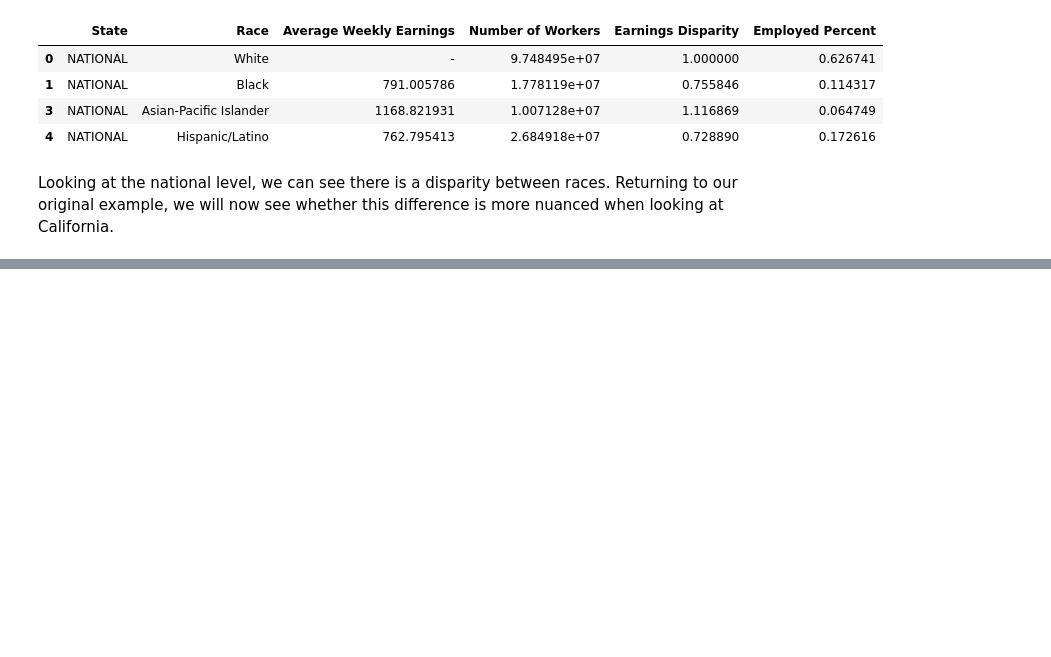
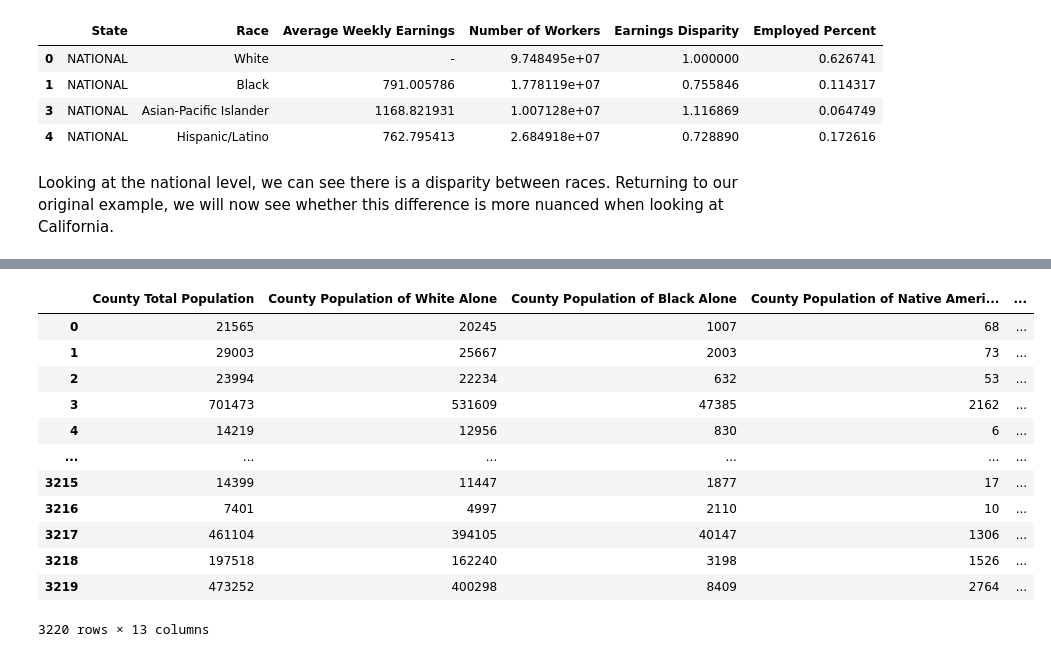
Before and after one commit to leomassoc/LSE-DS105L-Data-Detectives, a Jupyter notebook: notebooks/NB4 Education Data and Race.ipynb, the cells around one changed output, grey strips where cells are left out. Drawn from its saved outputs; the diff is of its cells as text; code cells hidden in the pictures; blank space fills up the shorter version.

```diff
--- a/notebooks/NB4 Education Data and Race.ipynb
+++ b/notebooks/NB4 Education Data and Race.ipynb
@@ -116,0 +137,31 @@ dtype: object
+# %%
+#Creating a function to add percentage columns to this dataframe for each population column specified
+def add_column_percentage(df, county_populations):
+    result_df = pd.DataFrame()
+    for column_name in county_populations:
+        result_df[f"{column_name}_percentage"] = df[column_name] / df.iloc[:, 0] * 100
+    result_df = pd.concat([df, result_df], axis=1)
+
+    return result_df
+# %%
+#Using the created function to convert the columns
+race_categories = ['County Population of White                          Alone',
+       ' County Population of Black Alone',
+       'County                             Population of Native American alone',
+       'County Population of Asian                                  alone',
+       'County Population of Hispanic/Latino']
+add_column_percentage(df, race_categories)
+# %% [output]
+|  | County Total Population | County Population of White Alone | County Population of Black Alone | County Population of Native Ameri... | ... |
+| 0 | 21565 | 20245 | 1007 | 68 | ... |
+| 1 | 29003 | 25667 | 2003 | 73 | ... |
+| 2 | 23994 | 22234 | 632 | 53 | ... |
+| 3 | 701473 | 531609 | 47385 | 2162 | ... |
+| 4 | 14219 | 12956 | 830 | 6 | ... |
+| ... | ... | ... | ... | ... | ... |
+| 3215 | 14399 | 11447 | 1877 | 17 | ... |
+| 3216 | 7401 | 4997 | 2110 | 10 | ... |
+| 3217 | 461104 | 394105 | 40147 | 1306 | ... |
+| 3218 | 197518 | 162240 | 3198 | 1526 | ... |
+| 3219 | 473252 | 400298 | 8409 | 2764 | ... |
+3220 rows × 13 columns
```
Also changed, not shown: parts of 10 cells of this notebook.
